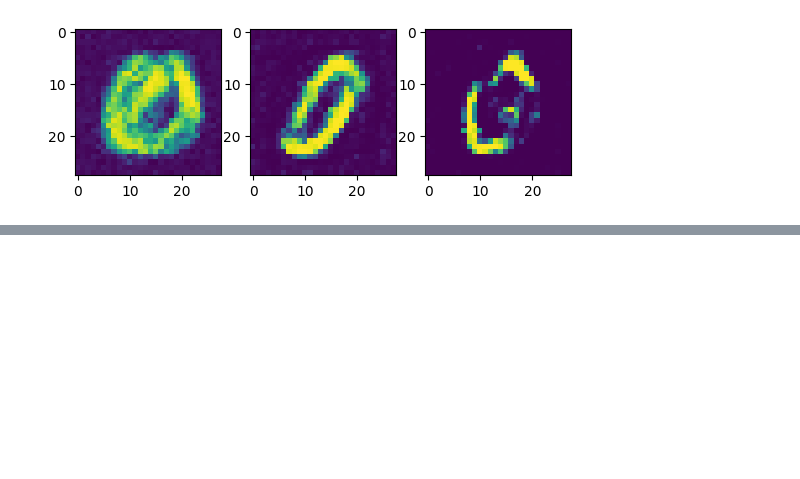
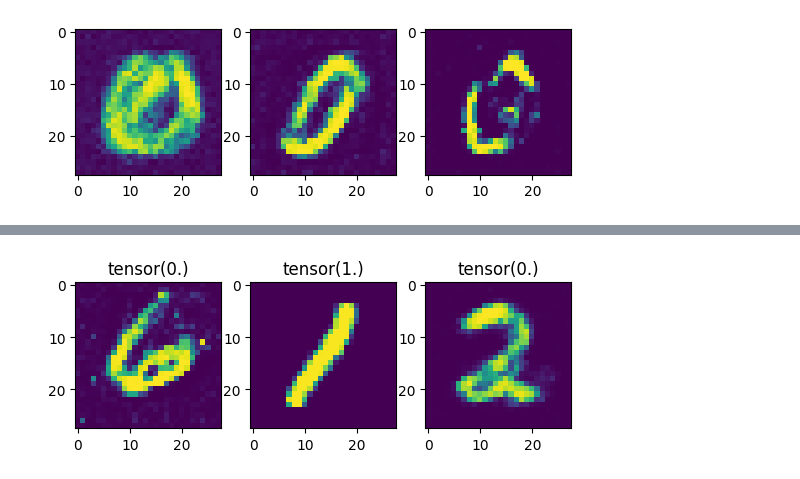
Before and after one commit to elfirdoussilab1/Synthetic-data, a Jupyter notebook: test_utils.ipynb, the cells around one changed output, grey strips where cells are left out. Saved outputs shown, nothing was run; the diff lists cells and outputs as text; code cells hidden in the pictures; blank space fills up the shorter version.

Commit message:
verifier training done

```diff
--- a/test_utils.ipynb
+++ b/test_utils.ipynb
@@ -592,0 +595,28 @@ for i, img in enumerate(imgs):
+# %%
+import torch
+from dataset import *
+from model import *
+from torch.utils.data import DataLoader
+import torch.nn.functional as F
+device ="cuda" if torch.cuda.is_available() else "cpu"
+print("Using device : ", device)
+
+# Hyperparameters
+batch_size = 64
+weight_decay = 1e-4
+num_steps = 4000
+eval_delta = 50
+#Learning rate schedular
+max_lr = 5e-3
+min_lr = max_lr * 0.1
+warmup_steps = 800
+threshold = 0.
+
+# Datasets
+m = 12000
+train_data = MNIST_verifier_data(m = m, train = True, device= device)
+test_data = MNIST_verifier_data(m = m // 6, train = False, device= device)
+
+# DataLoaders
+train_loader = DataLoader(train_data, batch_size= batch_size, shuffle = True)
+test_loader = DataLoader(test_data, batch_size= batch_size, shuffle = False)
@@ -592,0 +631,5 @@ for i, img in enumerate(imgs):
+# %%
+train_iter = iter(train_loader)
+x, y = next(train_iter)
+print(x)
+print(y)
@@ -592,0 +648,11 @@ for i, img in enumerate(imgs):
+# %%
+import matplotlib.pyplot as plt
+
+imgs = x[:3]
+labels = y[:3]
+fig, ax = plt.subplots(1, 3)
+for i, img in enumerate(imgs):
+    ax[i].imshow(img.reshape(28, 28))
+    ax[i].set_title(labels[i])
+# %% [output]
+[figure, added]
```
Also changed, not shown: parts of 12 cells of this notebook, 1 other file.
